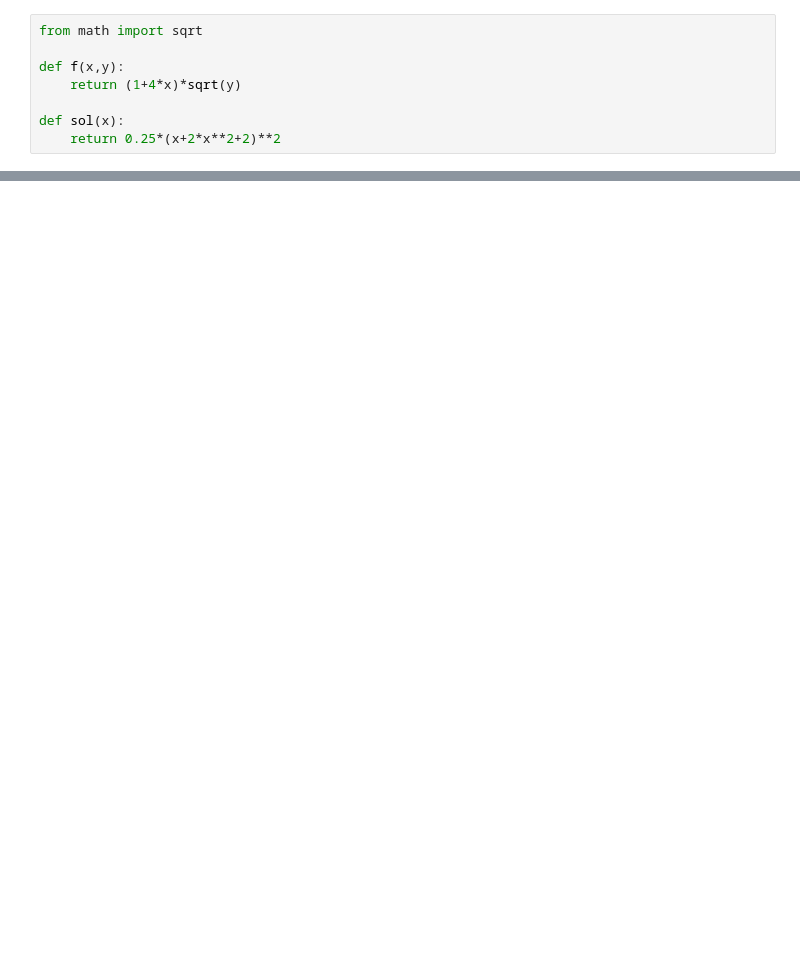
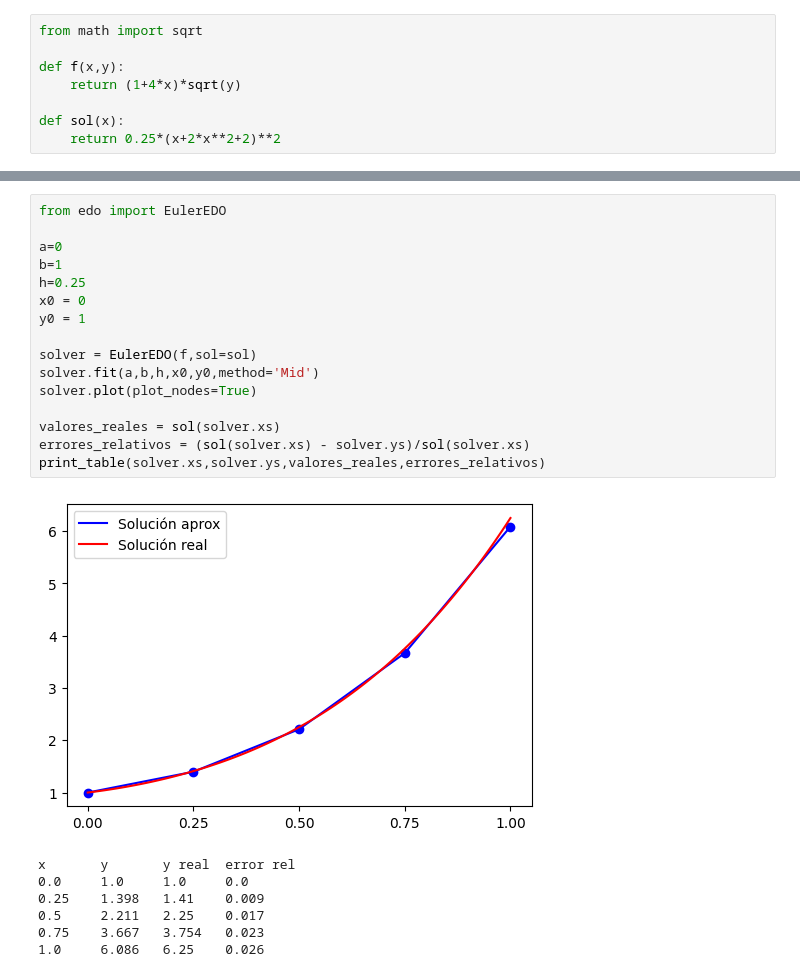
Before and after one commit to gmauricio-toledo/UNISON-teaching, a Jupyter notebook: EDO.ipynb, the cells around one changed output, grey strips where cells are left out. Saved outputs shown, nothing was run; the diff lists cells and outputs as text; blank space fills up the shorter version.

```diff
--- a/EDO.ipynb
+++ b/EDO.ipynb
@@ -191,0 +192,24 @@ x       y       y real  error rel
+# %%
+from edo import EulerEDO
+
+a=0
+b=1
+h=0.25
+x0 = 0
+y0 = 1
+
+solver = EulerEDO(f,sol=sol)
+solver.fit(a,b,h,x0,y0,method='Mid')
+solver.plot(plot_nodes=True)
+
+valores_reales = sol(solver.xs)
+errores_relativos = (sol(solver.xs) - solver.ys)/sol(solver.xs)
+print_table(solver.xs,solver.ys,valores_reales,errores_relativos)
+# %% [output]
+[figure, added]
+x       y       y real  error rel
+0.0     1.0     1.0     0.0
+0.25    1.398   1.41    0.009
+0.5     2.211   2.25    0.017
+0.75    3.667   3.754   0.023
+1.0     6.086   6.25    0.026
```
Also changed, not shown: parts of 6 cells of this notebook, 1 other file.
